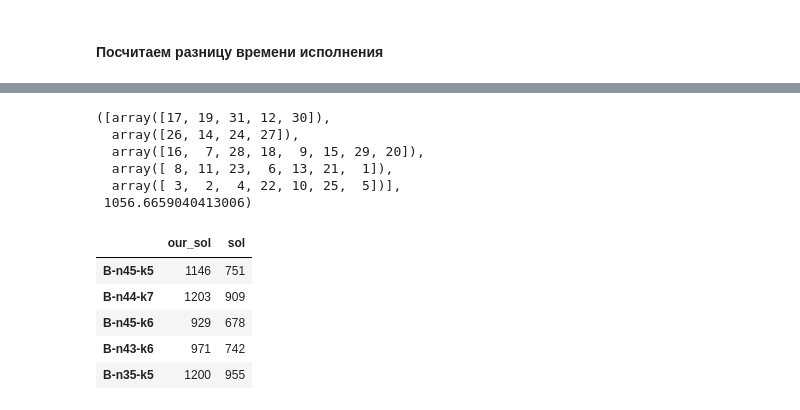
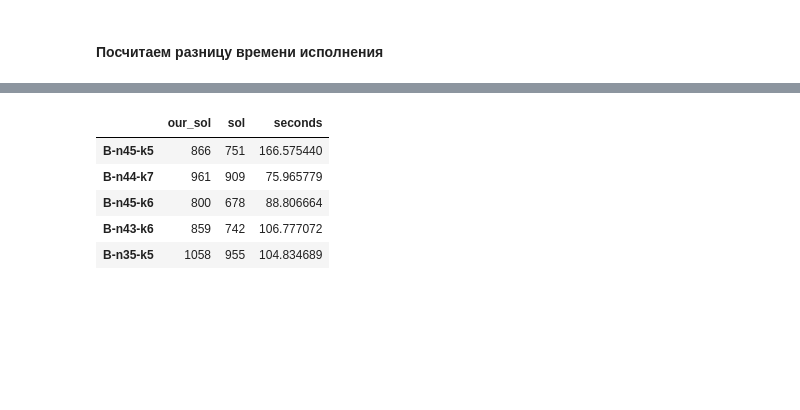
Before and after one commit to linearbaby/MIEM_CVRP, a Jupyter notebook: hw2.ipynb, the cells around one changed output, grey strips where cells are left out. Cells and saved outputs as stored; diff of their text form; code cells hidden in the pictures; blank space fills up the shorter version.

```diff
--- a/hw2.ipynb
+++ b/hw2.ipynb
@@ -502,7 +508,8 @@ calc_best_solution(
 # %%
 from pathlib import Path
+import time
 
-def dump_solution(solution, score, file_name):
+def dump_solution(solution, score, file_name, time_execution):
     # Route #1: 21 31 19 17 13 7 26
     # Route #2: 12 1 16 30
     # Route #3: 27 24
@@ -516,27 +523,30 @@ def dump_solution(solution, score, file_name):
     file_lines.append(f"Cost {int(score)}")
     with open(file_name, "w") as f:
         f.writelines(file_lines)
+    with open(file_name.with_suffix(".time"), "w") as f:
+        f.write(f"{time_execution}")
 
 pbar = tqdm(Path("data/").rglob("*.vrp"), total = len(list(Path("data/").rglob("*.vrp"))))
 for file_vrp in pbar:
     pbar.set_postfix_str(str(file_vrp))
-    if not file_vrp.with_suffix(".msol").exists():
-        try:
-            # Возможно формат некоторых E файлов не подойдет для парсинга
-            solution, score = calc_best_solution(
-                data_path = str(file_vrp),
-                population_size = 200,
-                evolution_steps = 15,
-                mutation_factor = 0.2,
-                dieback_rate = 0.8,
-                temperature = 0.2,
-                crossingover = random_crossingover,
-                construct_loop = random_construct_loop,
-                mutation = random_mutation,
-            )
-            dump_solution(solution, score, file_vrp.with_suffix(".msol"))
-        except:
-            continue
+    # if not file_vrp.with_suffix(".msol").exists():
+    try:
+        # Возможно формат некоторых E файлов не подойдет для парсинга
+        start = time.time()
+        solution, score = calc_best_solution(
+            data_path = str(file_vrp),
+            population_size = 300,
+            evolution_steps = 100,
+            mutation_factor = 3,
+            dieback_rate = 0.8,
+            temperature = 0.2,
+            crossingover = random_crossingover,
+            construct_loop = random_construct_loop,
+            mutation = random_mutation,
+        )
+        dump_solution(solution, score, file_vrp.with_suffix(".msol"), time.time() - start)
+    except:
+        continue
 # %% [markdown]
 ### Анализ
 # %% [markdown]
@@ -662,23 +554,3 @@ calc_best_solution(
-# %%
-calc_best_solution(
-    data_path = "data/A/A-n32-k5.vrp",
-    population_size = 200,
-    evolution_steps = 15,
-    mutation_factor = 0.2,
-    dieback_rate = 0.8,
-    temperature = 0.2,
-    crossingover = random_crossingover,
-    construct_loop = random_construct_loop,
-    mutation = random_mutation,
-    use_tqdm=True,
-)
-# %% [output]
-([array([17, 19, 31, 12, 30]),
-  array([26, 14, 24, 27]),
-  array([16,  7, 28, 18,  9, 15, 29, 20]),
-  array([ 8, 11, 23,  6, 13, 21,  1]),
-  array([ 3,  2,  4, 22, 10, 25,  5])],
- 1056.6659040413006)
 # %%
 import pandas as pd
 import numpy as np
@@ -694,20 +567,22 @@ def load_results(results_file):
 # %%
 pbar = tqdm(Path("data/").rglob("*.msol"), total = len(list(Path("data/").rglob("*.msol"))))
 agg_results = []
 index = []
 for file_vrp in pbar:
+    timing = float(open(file_vrp.with_suffix(".time"), "r").read())
     agg_results.append({
         "our_sol": load_results(file_vrp),
         "sol": load_results(file_vrp.with_suffix(".sol")),
+        "seconds": timing,
     })
     index.append(file_vrp.stem)
 
 agg_results = pd.DataFrame(agg_results, index=index)
 agg_results.head()
 # %% [output]
-|  | our_sol | sol |
-| B-n45-k5 | 1146 | 751 |
-| B-n44-k7 | 1203 | 909 |
-| B-n45-k6 | 929 | 678 |
-| B-n43-k6 | 971 | 742 |
-| B-n35-k5 | 1200 | 955 |
+|  | our_sol | sol | seconds |
+| B-n45-k5 | 866 | 751 | 166.575440 |
+| B-n44-k7 | 961 | 909 | 75.965779 |
+| B-n45-k6 | 800 | 678 | 88.806664 |
+| B-n43-k6 | 859 | 742 | 106.777072 |
+| B-n35-k5 | 1058 | 955 | 104.834689 |
```
Also changed, not shown: parts of 11 cells of this notebook.
